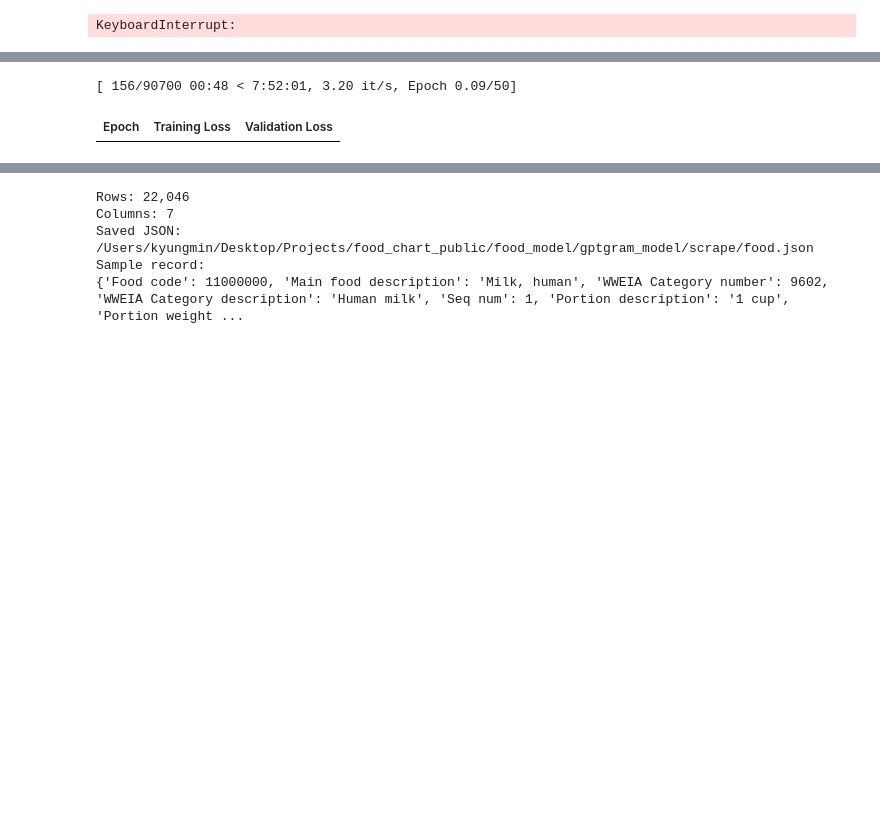
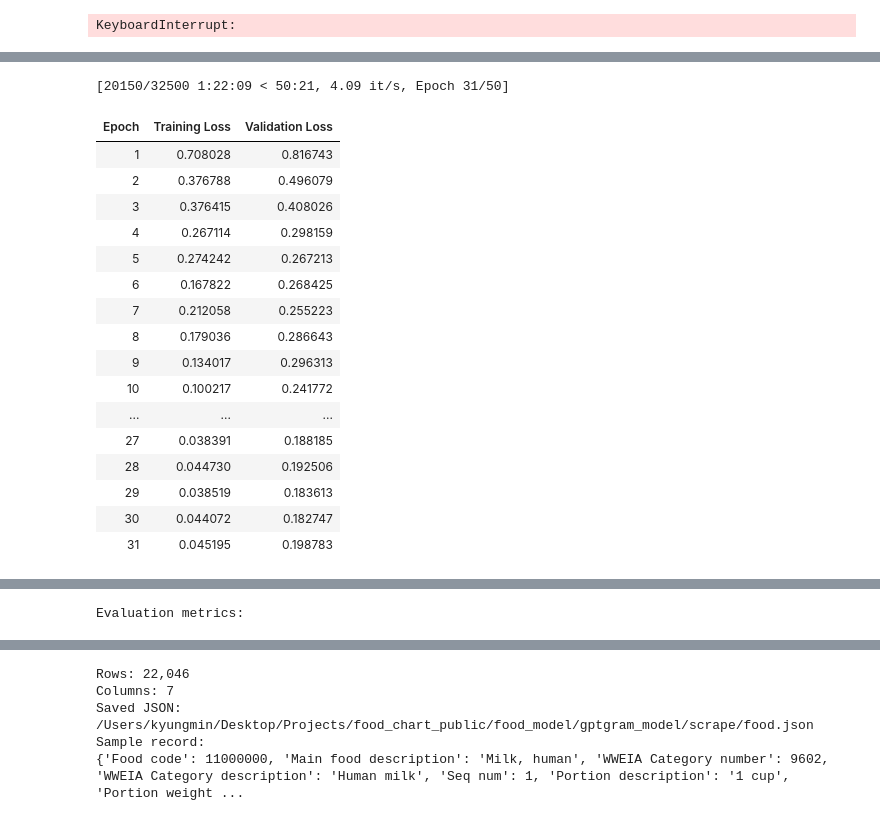
Before and after one commit to kml-coder/food_chart_public, a Jupyter notebook: food_model/gptgram_model/t5_small_regression.ipynb, the cells around one changed output, grey strips where cells are left out. Cells and saved outputs as stored; diff of their text form; code cells hidden in the pictures; blank space fills up the shorter version.

```diff
--- a/food_model/gptgram_model/t5_small_regression.ipynb
+++ b/food_model/gptgram_model/t5_small_regression.ipynb
@@ -53,9 +55,8 @@ from transformers import (
 
 plt.style.use('seaborn-v0_8-whitegrid')
 # %%
-DATA_PATH = Path('scrape/output_filled.json')
-with DATA_PATH.open('r', encoding='utf-8') as f:
-    rows = json.load(f)
+if 'rows' not in globals():
+    raise RuntimeError('Please run the final.json unit filtering cell first.')
 
 def to_input(r):
     unit = str(r.get('unit', '') or '').strip().lower()
@@ -1238,7 +1249,7 @@ plt.style.use('seaborn-v0_8-whitegrid')
 # -----------------------------
 # 1) Load cleaned dataset
 # -----------------------------
-DATA_PATH = Path('scrape/output_filled_name_unit_removed.json')
+DATA_PATH = Path('/Users/kyungmin/Desktop/Projects/food_chart_public/food_model/gptgram_model/final_unit_removed.json')
 if not DATA_PATH.exists():
     raise FileNotFoundError(f'Not found: {DATA_PATH.resolve()}')
 
@@ -1260,18 +1271,29 @@ def build_text_input(r):
     size = norm(r.get('size', ''))
     unit = norm(r.get('unit', ''))
     name = norm(r.get('name', ''))
+    qty = r.get('quantity', 1)
 
-    # 수량이 1이거나 명시되지 않았을 때 'a/an' 처리
-    # (원본 데이터의 quantity가 1인 경우를 체크하는 로직이 있다면 연동)
+    try:
+        qty = float(qty) if qty else 1.0
+    except Exception:
+        qty = 1.0
 
     if unit:
-        article = get_a_or_an(unit)
-        # 예: "a box of onions", "an ounce of garlic"
-        return f"{article} {size} {unit} of {name}".strip().replace("  ", " ")
+        if qty == 1.0:
+            article = get_a_or_an(unit)
+            prefix = f"{article} {size}".strip()
+        else:
+            qty_str = int(qty) if qty == int(qty) else qty
+            prefix = f"{qty_str} {size}".strip()
+        return f"{prefix} {unit} of {name}".strip().replace("  ", " ")
     else:
-        article = get_a_or_an(size if size else name)
-        # 예: "a medium honeydew melon"
-        return f"{article} {size} {name}".strip().replace("  ", " ")
+        if qty == 1.0:
+            article = get_a_or_an(size if size else name)
+            prefix = f"{article} {size}".strip()
+        else:
+            qty_str = int(qty) if qty == int(qty) else qty
+            prefix = f"{qty_str} {size}".strip()
+        return f"{prefix} {name}".strip().replace("  ", " ")
 
 
 records = []
@@ -1288,8 +1310,11 @@ for r in rows:
         'label': gram,
     })
 
-df = pd.DataFrame(records)
-df['label'] = df['label'].astype(np.float32)
+df = pd.DataFrame(records, columns=['text_input', 'label'])
+if df.empty:
+    raise ValueError('No usable rows after filtering (gram>0). Check DATA_PATH and input JSON schema.')
+
+df['label'] = np.log1p(df['label']).astype(np.float32)
 print(f'Loaded rows: {len(rows)}')
 print(f'Usable rows (gram>0): {len(df)}')
 print('\nExamples:')
@@ -1308,7 +1333,7 @@ train_df, val_df = train_test_split(df, test_size=0.2, random_state=42)
 train_ds = Dataset.from_pandas(train_df[['text_input', 'label']])
 val_ds = Dataset.from_pandas(val_df[['text_input', 'label']])
 
-MODEL_NAME = 'MoritzLaurer/deberta-v3-base-zeroshot-v1.1-all-33'
+MODEL_NAME =  'microsoft/deberta-v3-base' #'MoritzLaurer/deberta-v3-base-zeroshot-v1.1-all-33'
 MAX_INPUT_LEN = 96
 
 tokenizer = AutoTokenizer.from_pretrained(MODEL_NAME)
@@ -1337,19 +1362,21 @@ collator = DataCollatorWithPadding(tokenizer=tokenizer)
 # 3) Train
 # -----------------------------
 MAX_EPOCHS = 50  # train long, stop early when val loss stops improving
-EARLY_STOPPING_PATIENCE = 3
+EARLY_STOPPING_PATIENCE = 5
 EARLY_STOPPING_THRESHOLD = 0.0
 IS_WINDOWS = platform.system().lower() == 'windows'
 DATALOADER_NUM_WORKERS = 0  # keep 0 on macOS notebooks to avoid worker crashes
-FORCE_CPU = platform.system().lower() == 'darwin'  # avoid MPS mixed-precision dtype crashes
+FORCE_CPU = False
+print('MPS available:', torch.backends.mps.is_available())
 
 args = TrainingArguments(
-    output_dir='artifacts/deberta_v3_base_zeroshot_grams_text_input',
+    output_dir='artifacts/deberta_v3_base_grams_text_input',
     eval_strategy='epoch',
     save_strategy='epoch',
     learning_rate=1e-5,
-    per_device_train_batch_size=8,
-    per_device_eval_batch_size=8,
+    warmup_ratio=0.1,
+    per_device_train_batch_size=32,
+    per_device_eval_batch_size=32,
     num_train_epochs=MAX_EPOCHS,
     weight_decay=0.01,
     logging_steps=20,
@@ -1395,8 +1422,8 @@ pred_output = trainer.predict(val_tok)
 pred_vals = np.asarray(pred_output.predictions).squeeze(-1).astype(np.float64)
 true_vals = val_df['label'].values.astype(np.float64)
 
-pred_ok = np.maximum(pred_vals, 0)
-true_ok = true_vals
+pred_ok = np.expm1(np.maximum(pred_vals, 0))
+true_ok = np.expm1(true_vals)
 
 mae = mean_absolute_error(true_ok, pred_ok)
 mape = np.mean(np.abs(true_ok - pred_ok) / np.maximum(np.abs(true_ok), 1e-8)) * 100
@@ -1451,7 +1478,7 @@ plt.tight_layout()
 plt.show()
 
 # save model
-save_dir = Path('artifacts/deberta_v3_base_zeroshot_grams_text_input_final')
+save_dir = Path('artifacts/deberta_v3_base_grams_text_input_final')
 save_dir.mkdir(parents=True, exist_ok=True)
 model.save_pretrained(save_dir)
 tokenizer.save_pretrained(save_dir)
@@ -1491,2 +1528,18 @@ Notes:
-[ 156/90700 00:48 < 7:52:01, 3.20 it/s, Epoch 0.09/50]
+[20150/32500 1:22:09 < 50:21, 4.09 it/s, Epoch 31/50]
 | Epoch | Training Loss | Validation Loss |
+| 1 | 0.708028 | 0.816743 |
+| 2 | 0.376788 | 0.496079 |
+| 3 | 0.376415 | 0.408026 |
+| 4 | 0.267114 | 0.298159 |
+| 5 | 0.274242 | 0.267213 |
+| 6 | 0.167822 | 0.268425 |
+| 7 | 0.212058 | 0.255223 |
+| 8 | 0.179036 | 0.286643 |
+| 9 | 0.134017 | 0.296313 |
+| 10 | 0.100217 | 0.241772 |
+| ... | ... | ... |
+| 27 | 0.038391 | 0.188185 |
+| 28 | 0.044730 | 0.192506 |
+| 29 | 0.038519 | 0.183613 |
+| 30 | 0.044072 | 0.182747 |
+| 31 | 0.045195 | 0.198783 |
@@ -1493,0 +1550 @@ KeyboardInterrupt:
+Evaluation metrics:
```
Also changed, not shown: parts of 22 cells of this notebook, 10 other files.
